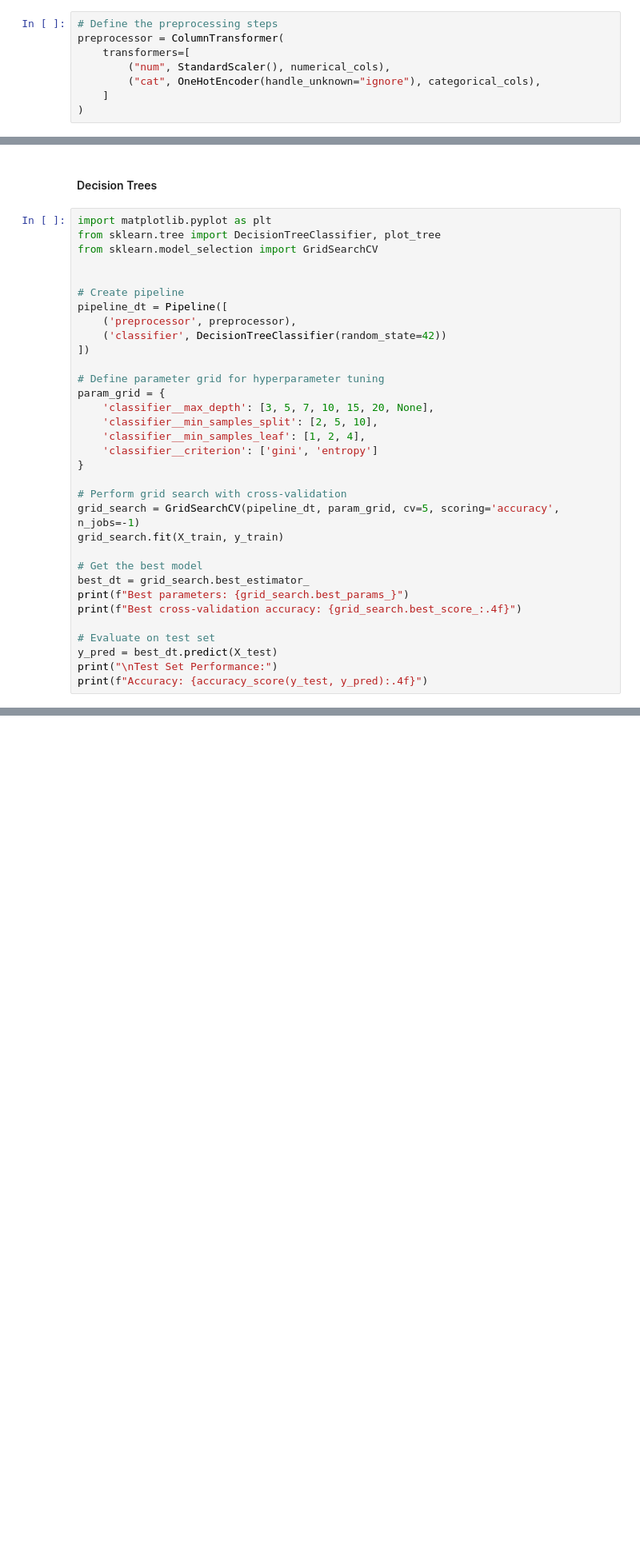
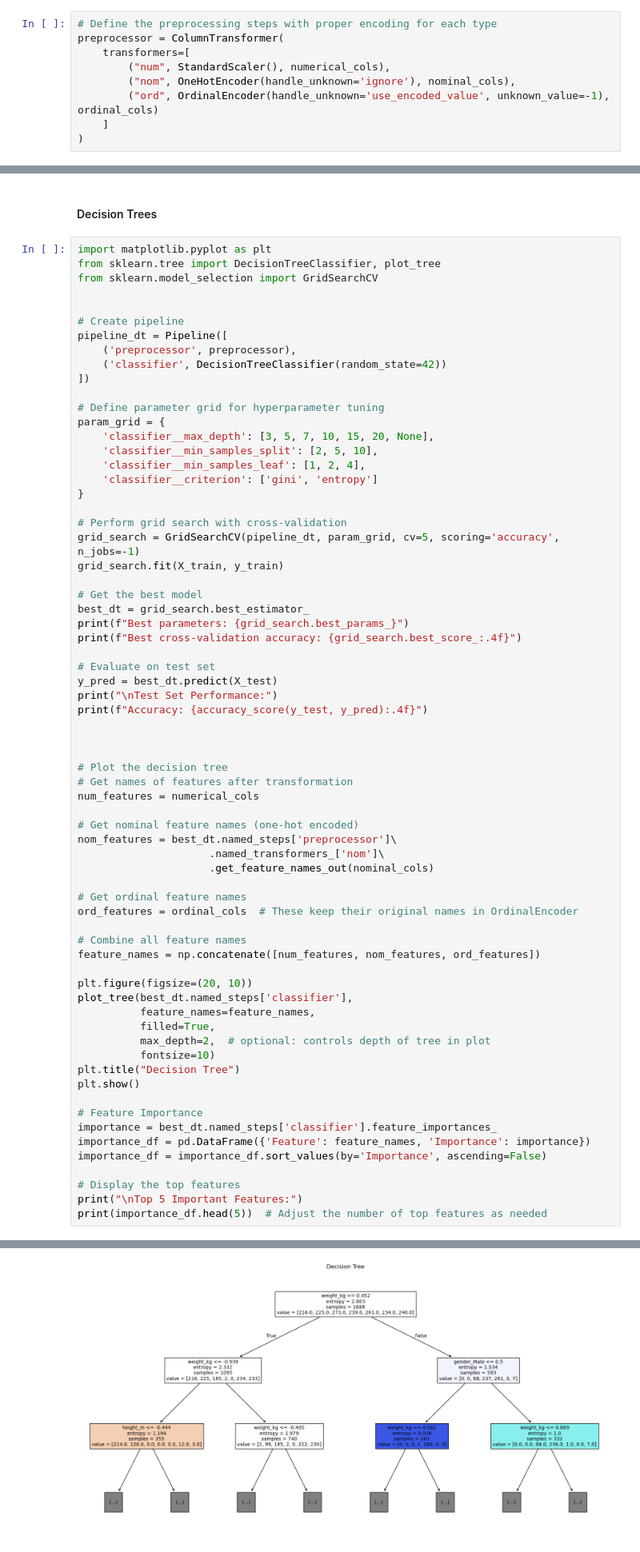
Before and after one commit to nicolasreichardt/ml-project-obesity-prediction, a Jupyter notebook: notebooks/tree-based-models.ipynb, the cells around one changed output, grey strips where cells are left out. Shown: that part at 80% size. Saved outputs shown, nothing was run; the diff lists cells and outputs as text; blank space fills up the shorter version.

Commit message:
Add requirements.txt, plot folder, adjusted tree-based models

```diff
--- a/notebooks/tree-based-models.ipynb
+++ b/notebooks/tree-based-models.ipynb
@@ -40,9 +60,10 @@ numerical_cols = X_train.select_dtypes(include=["float64"]).columns
 # %%
-# Define the preprocessing steps
+# Define the preprocessing steps with proper encoding for each type
 preprocessor = ColumnTransformer(
     transformers=[
         ("num", StandardScaler(), numerical_cols),
-        ("cat", OneHotEncoder(handle_unknown="ignore"), categorical_cols),
+        ("nom", OneHotEncoder(handle_unknown='ignore'), nominal_cols),
+        ("ord", OrdinalEncoder(handle_unknown='use_encoded_value', unknown_value=-1), ordinal_cols)
     ]
 )
 # %% [markdown]
@@ -88,4 +109,39 @@ print(f"Best cross-validation accuracy: {grid_search.best_score_:.4f}")
 y_pred = best_dt.predict(X_test)
 print("\nTest Set Performance:")
 print(f"Accuracy: {accuracy_score(y_test, y_pred):.4f}")
+
+
+
+# Plot the decision tree
+# Get names of features after transformation
+num_features = numerical_cols
+
+# Get nominal feature names (one-hot encoded)
+nom_features = best_dt.named_steps['preprocessor']\
+                     .named_transformers_['nom']\
+                     .get_feature_names_out(nominal_cols)
+
+# Get ordinal feature names
+ord_features = ordinal_cols  # These keep their original names in OrdinalEncoder
+
+# Combine all feature names
+feature_names = np.concatenate([num_features, nom_features, ord_features])
+
+plt.figure(figsize=(20, 10))
+plot_tree(best_dt.named_steps['classifier'],
+          feature_names=feature_names,
+          filled=True,
+          max_depth=2,  # optional: controls depth of tree in plot
+          fontsize=10)
+plt.title("Decision Tree")
+plt.show()
+
+# Feature Importance
+importance = best_dt.named_steps['classifier'].feature_importances_
+importance_df = pd.DataFrame({'Feature': feature_names, 'Importance': importance})
+importance_df = importance_df.sort_values(by='Importance', ascending=False)
+
+# Display the top features
+print("\nTop 5 Important Features:")
+print(importance_df.head(5))  # Adjust the number of top features as needed
 # %% [output]
@@ -96,0 +153 @@ Accuracy: 0.9622
+[figure, added]
```
Also changed, not shown: parts of 11 cells of this notebook, 2 other files.
